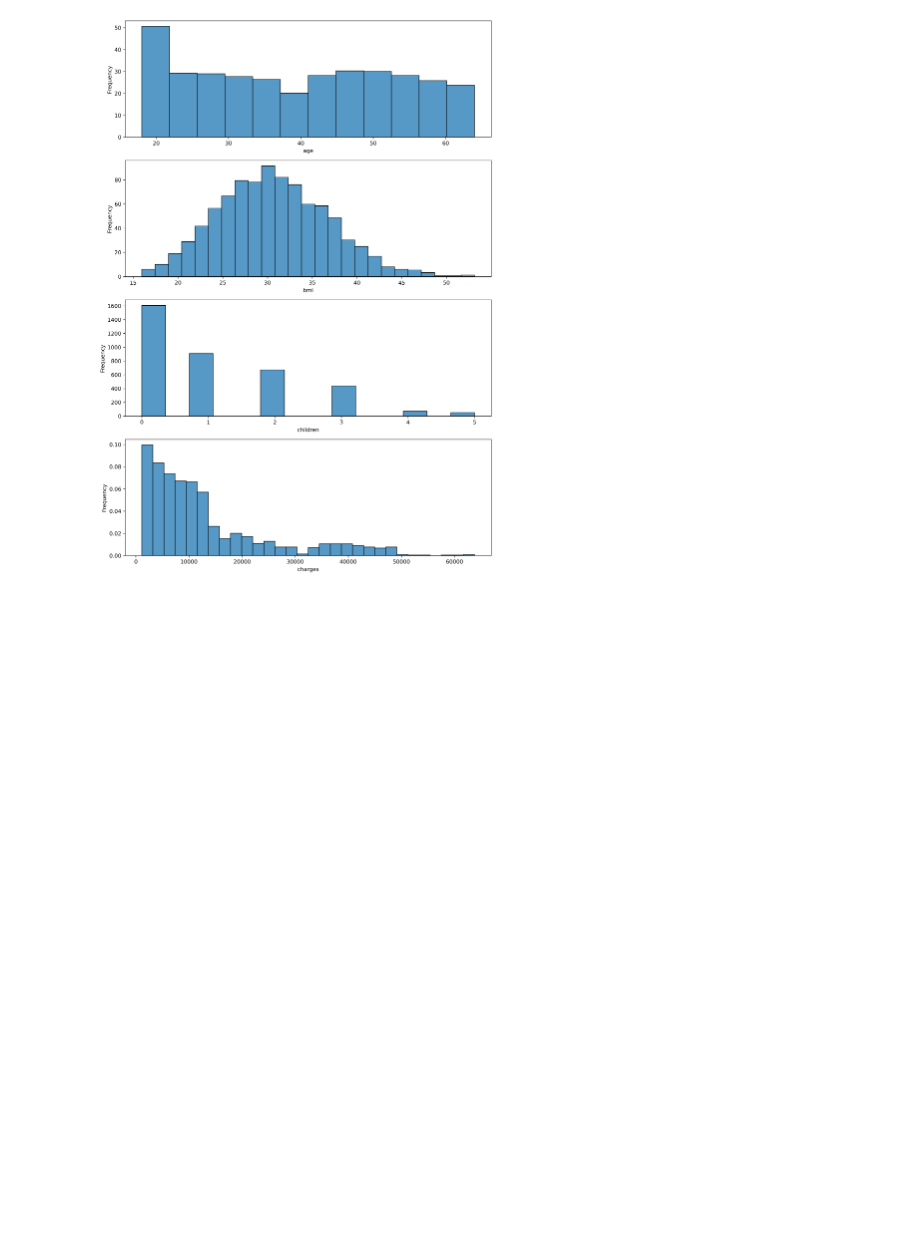
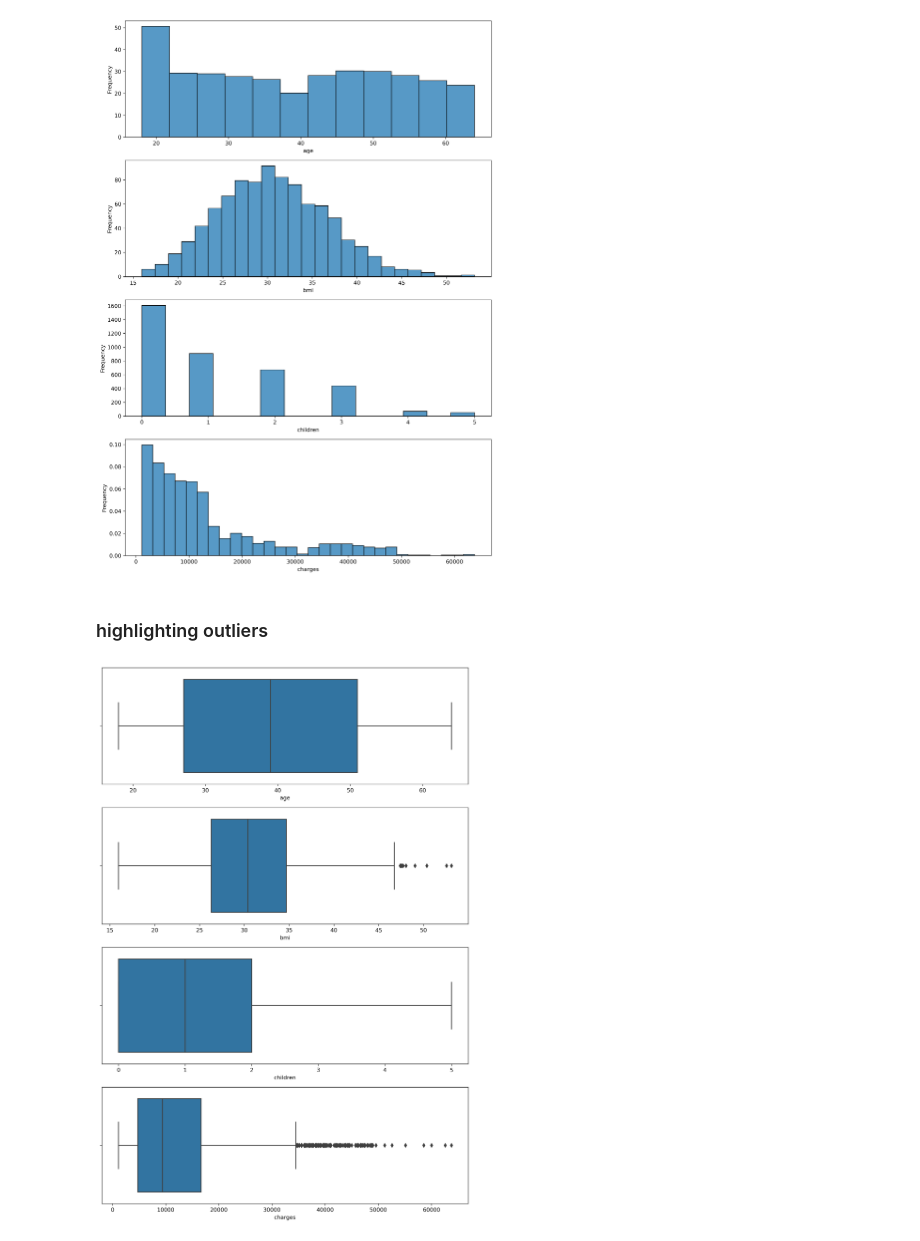
Before and after one commit to ashen007/MedicalCostPrediction-insurance_fraudDetection, a Jupyter notebook: notebooks/data quality/quality analysis.ipynb, the cells around one changed output. Cells and saved outputs as stored; diff of their text form; code cells hidden in the pictures; blank space fills up the shorter version.

Commit message:
highlighting outliers

```diff
--- a/notebooks/data quality/quality analysis.ipynb
+++ b/notebooks/data quality/quality analysis.ipynb
@@ -155,3 +155,18 @@ for i in range(len(axes)):
 plt.show()
 # %% [output]
 [figure]
+# %% [markdown]
+### highlighting outliers
+# %%
+fig, axes = plt.subplots(nrows=4,
+                         ncols=1,
+                         figsize=[12, 18],
+                         dpi=300)
+
+for i in range(len(axes)):
+    sns.boxplot(x=insurance_data[numerical_features[i]],
+                ax=axes[i])
+
+plt.show()
+# %% [output]
+[figure, added]
```
Also changed, not shown: parts of 1 cell of this notebook.
